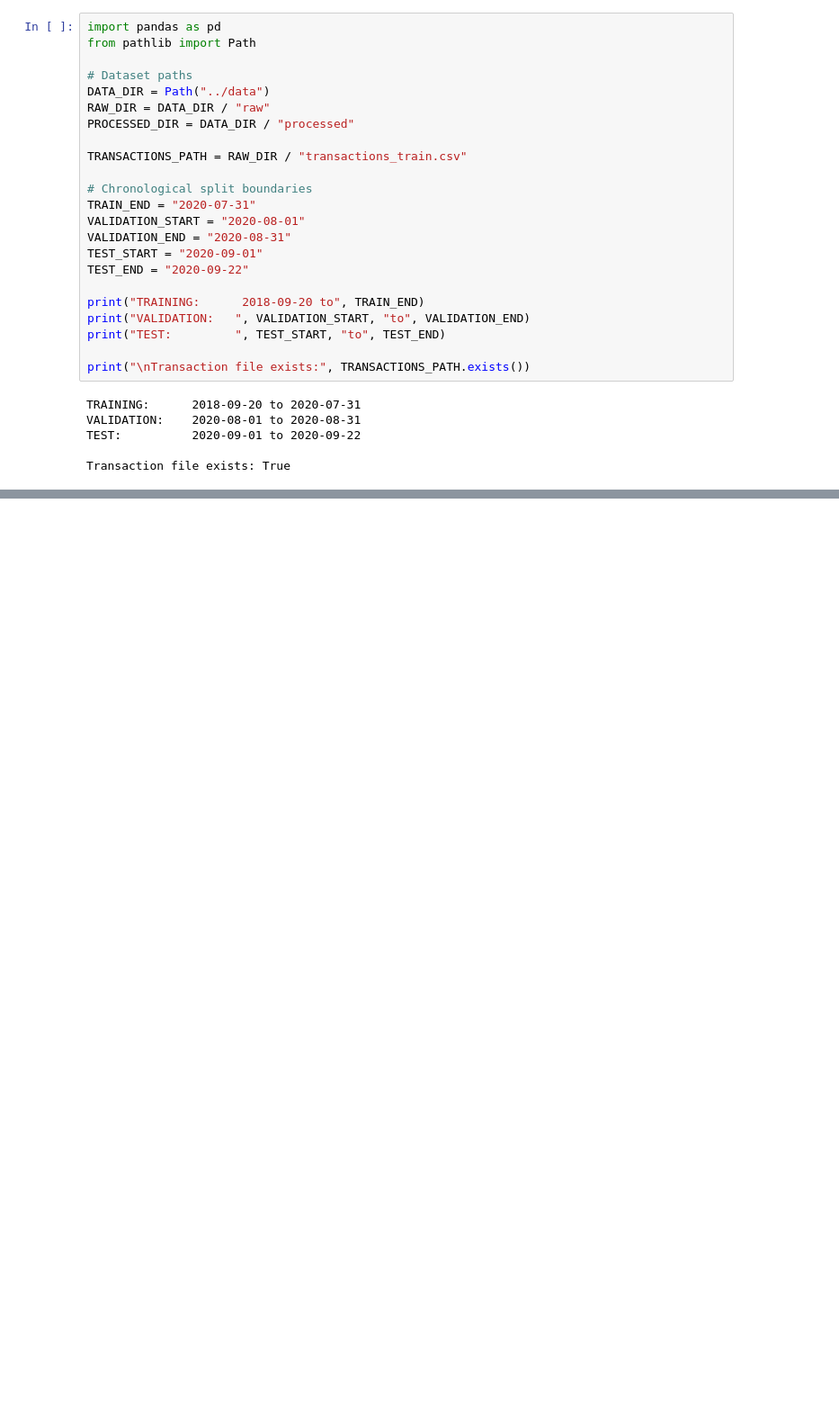
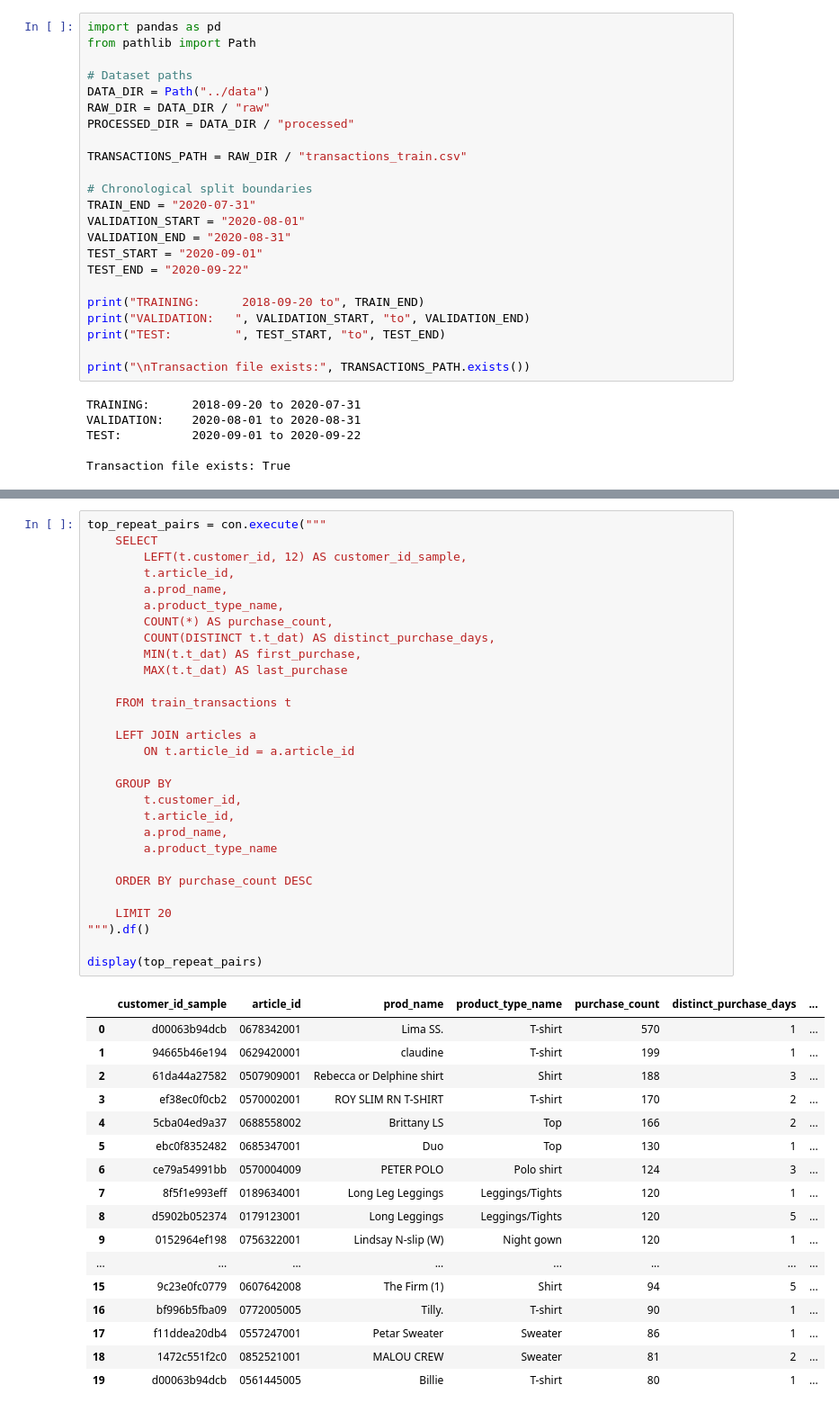
Before and after one commit to SandaruNipuna1/hm-recommendation-engine, a Jupyter notebook: notebooks/02_data_preparation.ipynb, the cells around one changed output, grey strips where cells are left out. Shown at 90% size. Saved outputs shown, nothing was run; the diff lists cells and outputs as text; blank space fills up the shorter version.

```diff
--- a/notebooks/02_data_preparation.ipynb
+++ b/notebooks/02_data_preparation.ipynb
@@ -49,0 +663,47 @@ Transaction file exists: True
+# %%
+top_repeat_pairs = con.execute("""
+    SELECT
+        LEFT(t.customer_id, 12) AS customer_id_sample,
+        t.article_id,
+        a.prod_name,
+        a.product_type_name,
+        COUNT(*) AS purchase_count,
+        COUNT(DISTINCT t.t_dat) AS distinct_purchase_days,
+        MIN(t.t_dat) AS first_purchase,
+        MAX(t.t_dat) AS last_purchase
+
+    FROM train_transactions t
+
+    LEFT JOIN articles a
+        ON t.article_id = a.article_id
+
+    GROUP BY
+        t.customer_id,
+        t.article_id,
+        a.prod_name,
+        a.product_type_name
+
+    ORDER BY purchase_count DESC
+
+    LIMIT 20
+""").df()
+
+display(top_repeat_pairs)
+# %% [output]
+|  | customer_id_sample | article_id | prod_name | product_type_name | purchase_count | distinct_purchase_days | ... |
+| 0 | d00063b94dcb | 0678342001 | Lima SS. | T-shirt | 570 | 1 | ... |
+| 1 | 94665b46e194 | 0629420001 | claudine | T-shirt | 199 | 1 | ... |
+| 2 | 61da44a27582 | 0507909001 | Rebecca or Delphine shirt | Shirt | 188 | 3 | ... |
+| 3 | ef38ec0f0cb2 | 0570002001 | ROY SLIM RN T-SHIRT | T-shirt | 170 | 2 | ... |
+| 4 | 5cba04ed9a37 | 0688558002 | Brittany LS | Top | 166 | 2 | ... |
+| 5 | ebc0f8352482 | 0685347001 | Duo | Top | 130 | 1 | ... |
+| 6 | ce79a54991bb | 0570004009 | PETER POLO | Polo shirt | 124 | 3 | ... |
+| 7 | 8f5f1e993eff | 0189634001 | Long Leg Leggings | Leggings/Tights | 120 | 1 | ... |
+| 8 | d5902b052374 | 0179123001 | Long Leggings | Leggings/Tights | 120 | 5 | ... |
+| 9 | 0152964ef198 | 0756322001 | Lindsay N-slip (W) | Night gown | 120 | 1 | ... |
+| ... | ... | ... | ... | ... | ... | ... | ... |
+| 15 | 9c23e0fc0779 | 0607642008 | The Firm (1) | Shirt | 94 | 5 | ... |
+| 16 | bf996b5fba09 | 0772005005 | Tilly. | T-shirt | 90 | 1 | ... |
+| 17 | f11ddea20db4 | 0557247001 | Petar Sweater | Sweater | 86 | 1 | ... |
+| 18 | 1472c551f2c0 | 0852521001 | MALOU CREW | Sweater | 81 | 2 | ... |
+| 19 | d00063b94dcb | 0561445005 | Billie | T-shirt | 80 | 1 | ... |
```
Also changed, not shown: parts of 50 cells of this notebook.
